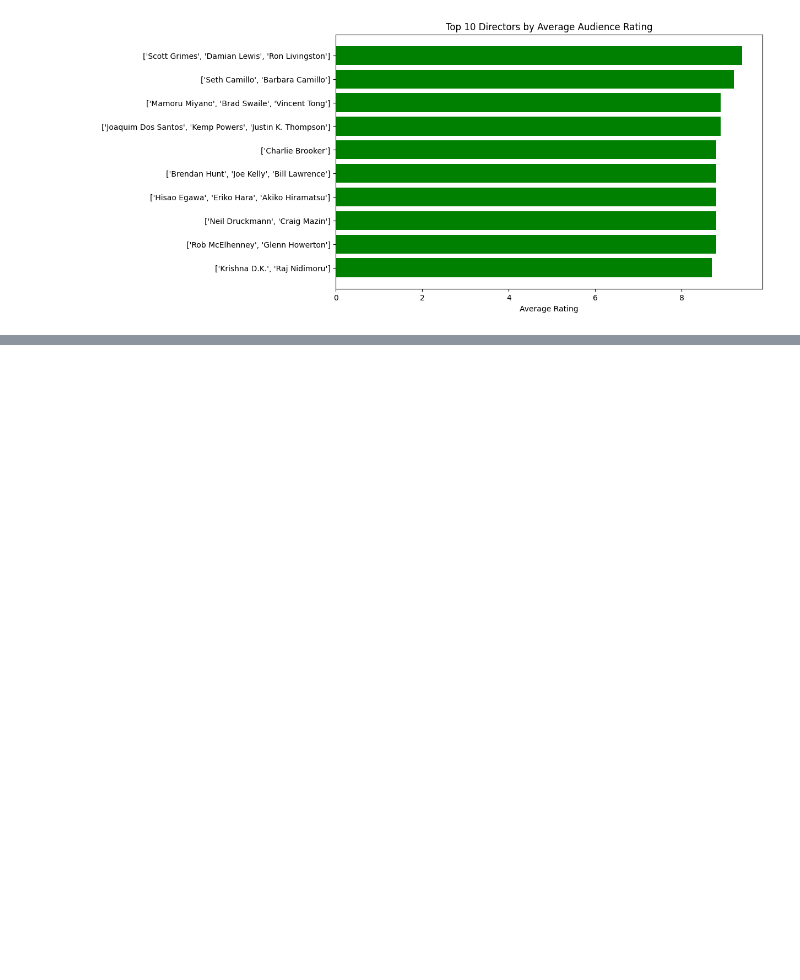
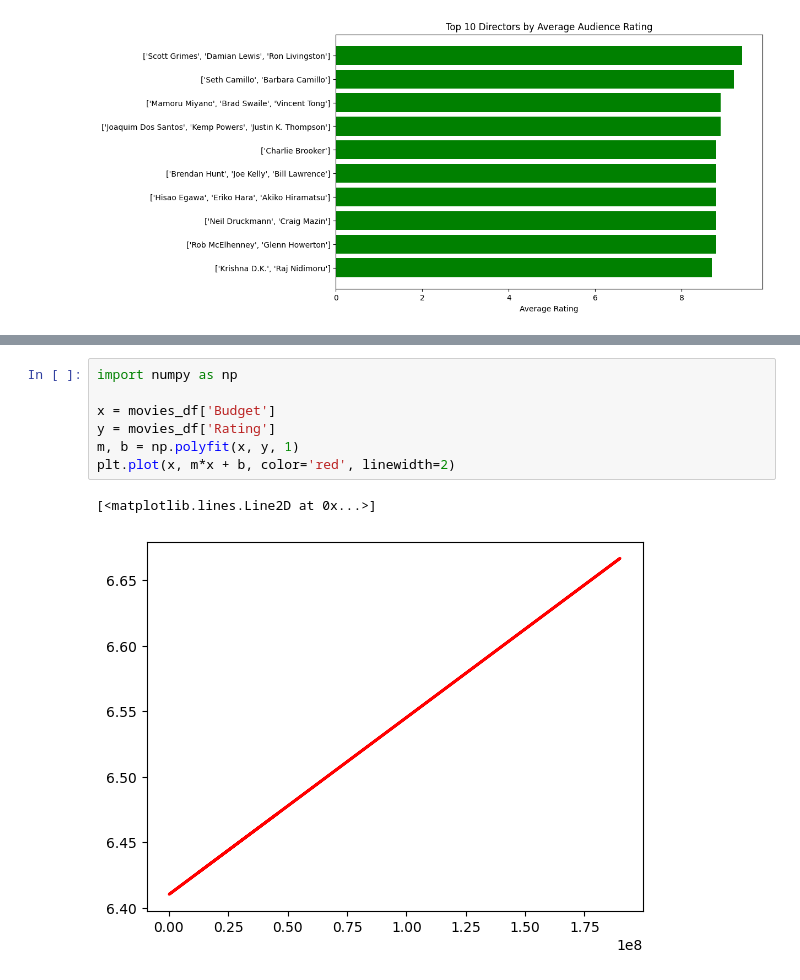
Before and after one commit to stanleyotieno1/Data-analysis-assignment, a Jupyter notebook: Jupyter-files/movies.ipynb, the cells around one changed output, grey strips where cells are left out. Drawn from its saved outputs; the diff is of its cells as text; blank space fills up the shorter version.

```diff
--- a/Jupyter-files/movies.ipynb
+++ b/Jupyter-files/movies.ipynb
@@ -196,0 +227,10 @@ plt.show()
+# %%
+import numpy as np
+
+x = movies_df['Budget']
+y = movies_df['Rating']
+m, b = np.polyfit(x, y, 1)
+plt.plot(x, m*x + b, color='red', linewidth=2)
+# %% [output]
+[<matplotlib.lines.Line2D at 0x...>]
+[figure, added]
```
Also changed, not shown: parts of 3 cells of this notebook.
